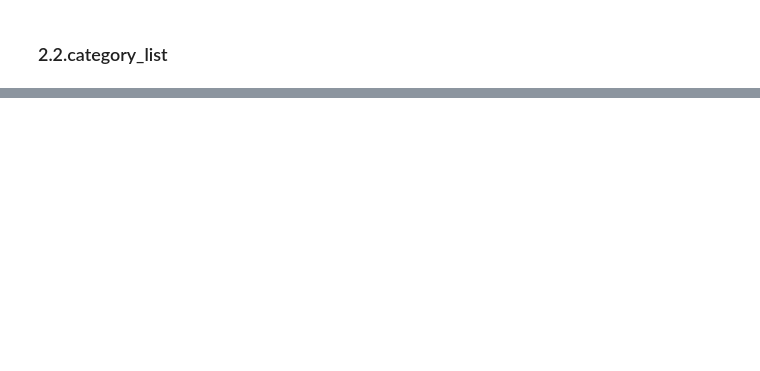
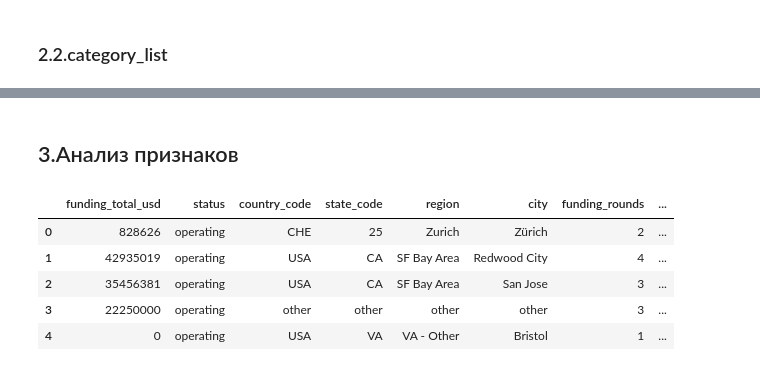
Before and after one commit to onejetpilot/start_up, a Jupyter notebook: start_up_pred.ipynb, the cells around one changed output, grey strips where cells are left out. Cells and saved outputs as stored; diff of their text form; code cells hidden in the pictures; blank space fills up the shorter version.

Commit message:
выполнил предобработку и добавил визуализацию признаков

```diff
--- a/start_up_pred.ipynb
+++ b/start_up_pred.ipynb
@@ -341,0 +264,26 @@ print(list(train['closed_at'].unique()))
+# %%
+# Заполним пропуски в столбце closed_at текущей датой
+train['closed_at'] = train['closed_at'].fillna(pd.to_datetime(datetime.now().date()))
+# %%
+# Создадим стобец lifetime
+train['lifetime'] = (train['closed_at'] - train['founded_at']).dt.days
+# %%
+# Удалим лишние столбцы после трансвформаций
+# Список столбцов для удаления
+columns_to_drop = ['founded_at', 'category_list', 'closed_at']
+train = train.drop(columns=columns_to_drop)
+# %% [markdown]
+## 3.Анализ признаков
+# %%
+# Создадим датасет для анализа признаков без бинаризированных
+train_b = train.drop(columns=categories.columns).copy()
+train_b = train_b.drop(columns='name')
+# %%
+train_b.head()
+# %% [output]
+|  | funding_total_usd | status | country_code | state_code | region | city | funding_rounds | ... |
+| 0 | 828626 | operating | CHE | 25 | Zurich | Zürich | 2 | ... |
+| 1 | 42935019 | operating | USA | CA | SF Bay Area | Redwood City | 4 | ... |
+| 2 | 35456381 | operating | USA | CA | SF Bay Area | San Jose | 3 | ... |
+| 3 | 22250000 | operating | other | other | other | other | 3 | ... |
+| 4 | 0 | operating | USA | VA | VA - Other | Bristol | 1 | ... |
```
Also changed, not shown: parts of 39 cells of this notebook.
